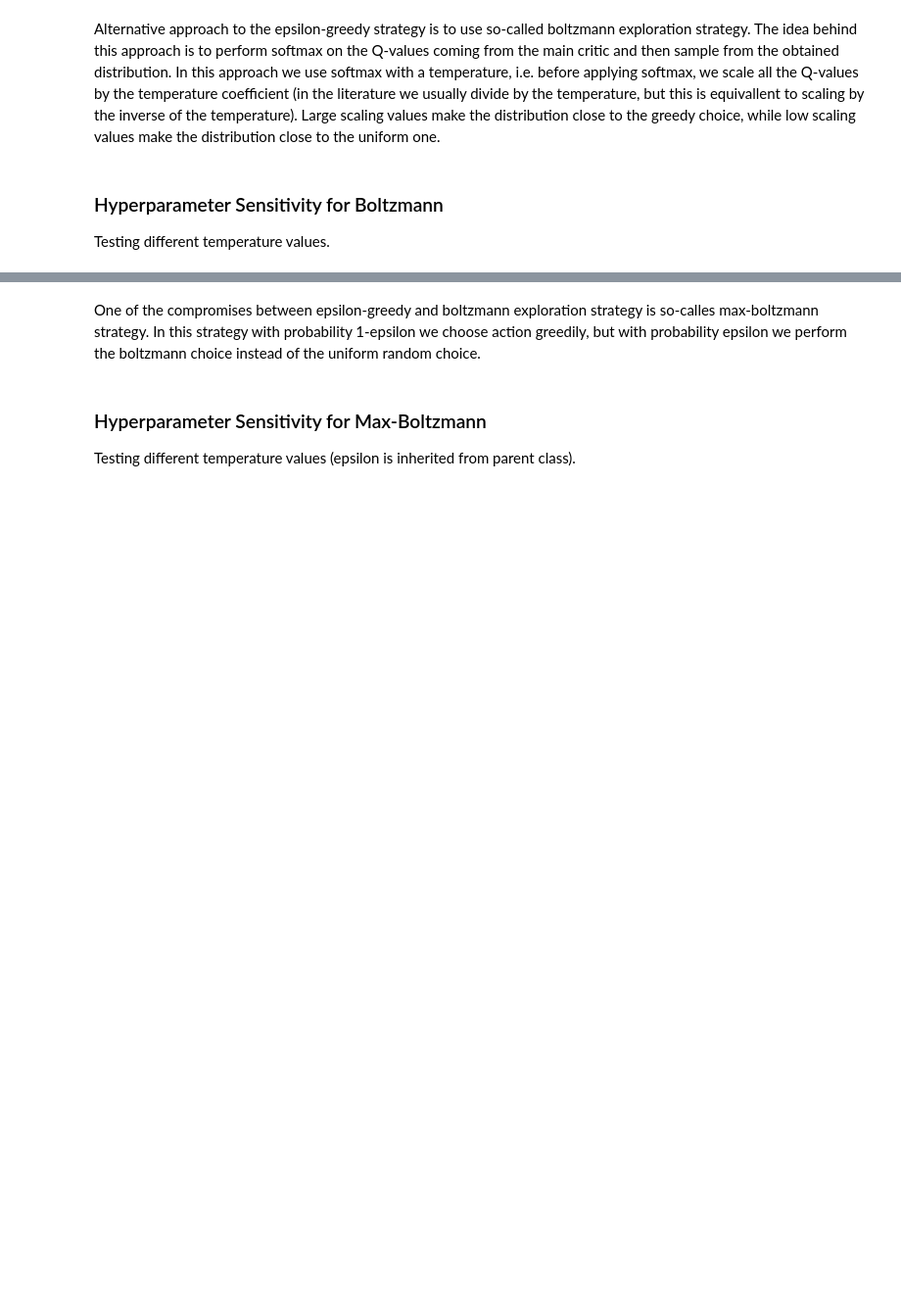
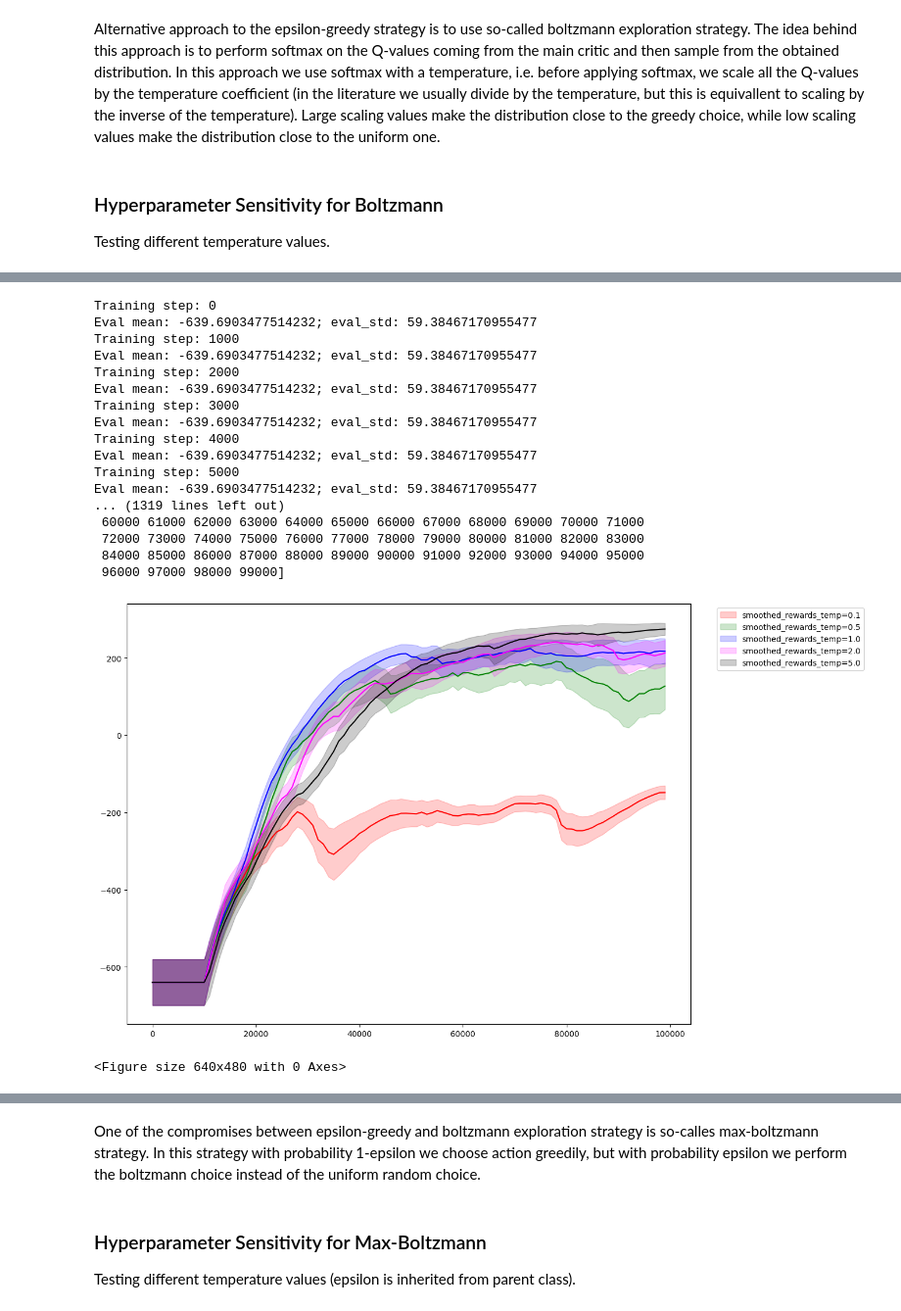
Before and after one commit to Wojttekja/Deep-Neural-Networks, a Jupyter notebook: homework_4/hw4_hypermaparemeter_exploration.ipynb, the cells around one changed output, grey strips where cells are left out. Shown at 98% size. Saved outputs shown, nothing was run; the diff lists cells and outputs as text; code cells hidden in the pictures; blank space fills up the shorter version.

```diff
--- a/homework_4/hw4_hypermaparemeter_exploration.ipynb
+++ b/homework_4/hw4_hypermaparemeter_exploration.ipynb
@@ -478,0 +424,11 @@ Eval mean: -639.6903477514232; eval_std: 59.38467170955477
+# %%
+# Test different final_epsilon values
+means_final_eps = []
+stds_final_eps = []
+final_epsilons = [0.01, 0.05, 0.1, 0.5]
+for final_eps in final_epsilons:
+    model = EpsilonGreedyWithAnnealingDQN_Tunable(args, final_eps)
+    m, std = train_dqn(model)
+    means_final_eps.append(m)
+    stds_final_eps.append(std)
+names_list = [f"final_eps={e}" for e in final_epsilons]
@@ -500,16 +479,3 @@ class BoltzmannDQN_Tunable(DQN):
 		action = torch.multinomial(q_probs, num_samples=1).cpu().squeeze(-1).numpy()
 
 		return action
-
-# Test different temperature values
-means_temp = []
-stds_temp = []
-temperatures = [0.1, 0.5, 1.0, 2.0, 5.0]
-for temp in temperatures:
-    model = BoltzmannDQN_Tunable(args_fast, temp)
-    m, std = train_dqn(model)
-    means_temp.append(m)
-    stds_temp.append(std)
-names_list = [f"temp={t}" for t in temperatures]
-colours_list = COLOURS[:len(temperatures)]
-plot_results_many(means_temp, stds_temp, names_list, colours_list)
@@ -535,0 +482,38 @@ Eval mean: -639.6903477514232; eval_std: 59.38467170955477
+# %%
+COLOURS = ["red", "green", "blue",
+		   "magenta",
+		   "black",
+		   "orange"]
+# %%
+# Test different temperature values
+means_temp_boltzmann = []
+stds_temp_boltzmann = []
+temperatures = [0.1, 0.5, 1.0, 2.0, 5.0]
+for temp in temperatures:
+    model = BoltzmannDQN_Tunable(args, temp)
+    m, std = train_dqn(model)
+    means_temp_boltzmann.append(m)
+    stds_temp_boltzmann.append(std)
+names_list = [f"temp={t}" for t in temperatures]
+colours_list = COLOURS[:len(temperatures)]
+plot_results_many(means_temp_boltzmann, stds_temp_boltzmann, names_list, colours_list)
+# %% [output]
+Training step: 0
+Eval mean: -639.6903477514232; eval_std: 59.38467170955477
+Training step: 1000
+Eval mean: -639.6903477514232; eval_std: 59.38467170955477
+Training step: 2000
+Eval mean: -639.6903477514232; eval_std: 59.38467170955477
+Training step: 3000
+Eval mean: -639.6903477514232; eval_std: 59.38467170955477
+Training step: 4000
+Eval mean: -639.6903477514232; eval_std: 59.38467170955477
+Training step: 5000
+Eval mean: -639.6903477514232; eval_std: 59.38467170955477
+... (1319 lines left out)
+ 60000 61000 62000 63000 64000 65000 66000 67000 68000 69000 70000 71000
+ 72000 73000 74000 75000 76000 77000 78000 79000 80000 81000 82000 83000
+ 84000 85000 86000 87000 88000 89000 90000 91000 92000 93000 94000 95000
+ 96000 97000 98000 99000]
+[figure, added]
+<Figure size 640x480 with 0 Axes>
```
Also changed, not shown: parts of 21 cells of this notebook, 19 other files.
